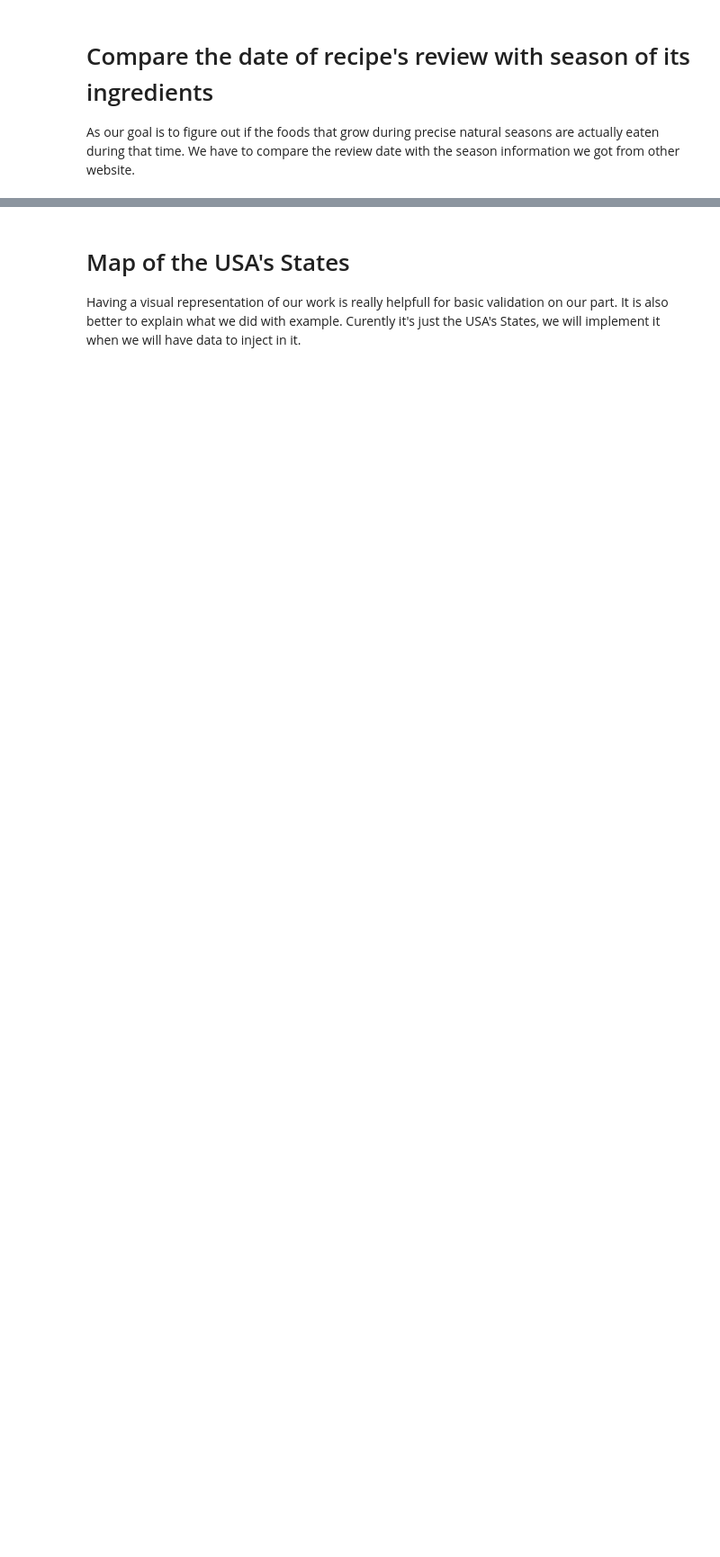
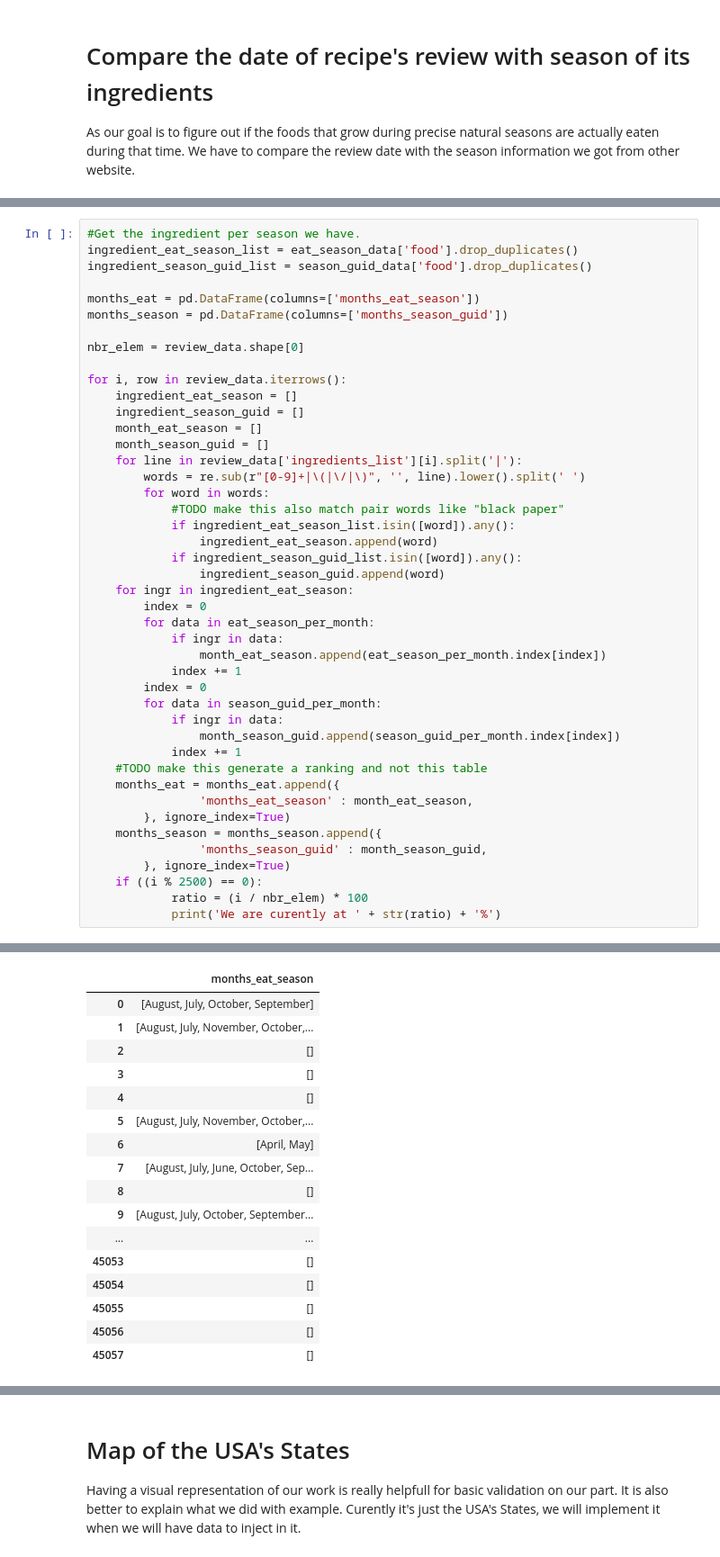
Before and after one commit to csbenz/ada, a Jupyter notebook: project/Project_test.ipynb, the cells around one changed output, grey strips where cells are left out. Shown at 90% size. Cells and saved outputs as stored; diff of their text form; blank space fills up the shorter version.

```diff
--- a/project/Project_test.ipynb
+++ b/project/Project_test.ipynb
@@ -376,0 +378,45 @@ As our goal is to figure out if the foods that grow during precise natural seaso
+# %%
+#Get the ingredient per season we have.
+ingredient_eat_season_list = eat_season_data['food'].drop_duplicates()
+ingredient_season_guid_list = season_guid_data['food'].drop_duplicates()
+
+months_eat = pd.DataFrame(columns=['months_eat_season'])
+months_season = pd.DataFrame(columns=['months_season_guid'])
+
+nbr_elem = review_data.shape[0]
+
+for i, row in review_data.iterrows():
+    ingredient_eat_season = []
+    ingredient_season_guid = []
+    month_eat_season = []
+    month_season_guid = []
+    for line in review_data['ingredients_list'][i].split('|'):
+        words = re.sub(r"[0-9]+|\(|\/|\)", '', line).lower().split(' ')
+        for word in words:
+            #TODO make this also match pair words like "black paper"
+            if ingredient_eat_season_list.isin([word]).any():
+                ingredient_eat_season.append(word)
+            if ingredient_season_guid_list.isin([word]).any():
+                ingredient_season_guid.append(word)
+    for ingr in ingredient_eat_season:
+        index = 0
+        for data in eat_season_per_month:
+            if ingr in data:
+                month_eat_season.append(eat_season_per_month.index[index])
+            index += 1
+        index = 0
+        for data in season_guid_per_month:
+            if ingr in data:
+                month_season_guid.append(season_guid_per_month.index[index])
+            index += 1
+    #TODO make this generate a ranking and not this table
+    months_eat = months_eat.append({
+                'months_eat_season' : month_eat_season,
+        }, ignore_index=True)
+    months_season = months_season.append({
+                'months_season_guid' : month_season_guid,
+        }, ignore_index=True)
+    if ((i % 2500) == 0):
+            ratio = (i / nbr_elem) * 100
+            print('We are curently at ' + str(ratio) + '%')
+# %% [output]
@@ -376,0 +442,17 @@ As our goal is to figure out if the foods that grow during precise natural seaso
+|  | months_eat_season |
+| 0 | [August, July, October, September] |
+| 1 | [August, July, November, October,... |
+| 2 | [] |
+| 3 | [] |
+| 4 | [] |
+| 5 | [August, July, November, October,... |
+| 6 | [April, May] |
+| 7 | [August, July, June, October, Sep... |
+| 8 | [] |
+| 9 | [August, July, October, September... |
+| ... | ... |
+| 45053 | [] |
+| 45054 | [] |
+| 45055 | [] |
+| 45056 | [] |
+| 45057 | [] |
```
Also changed, not shown: parts of 9 cells of this notebook.
